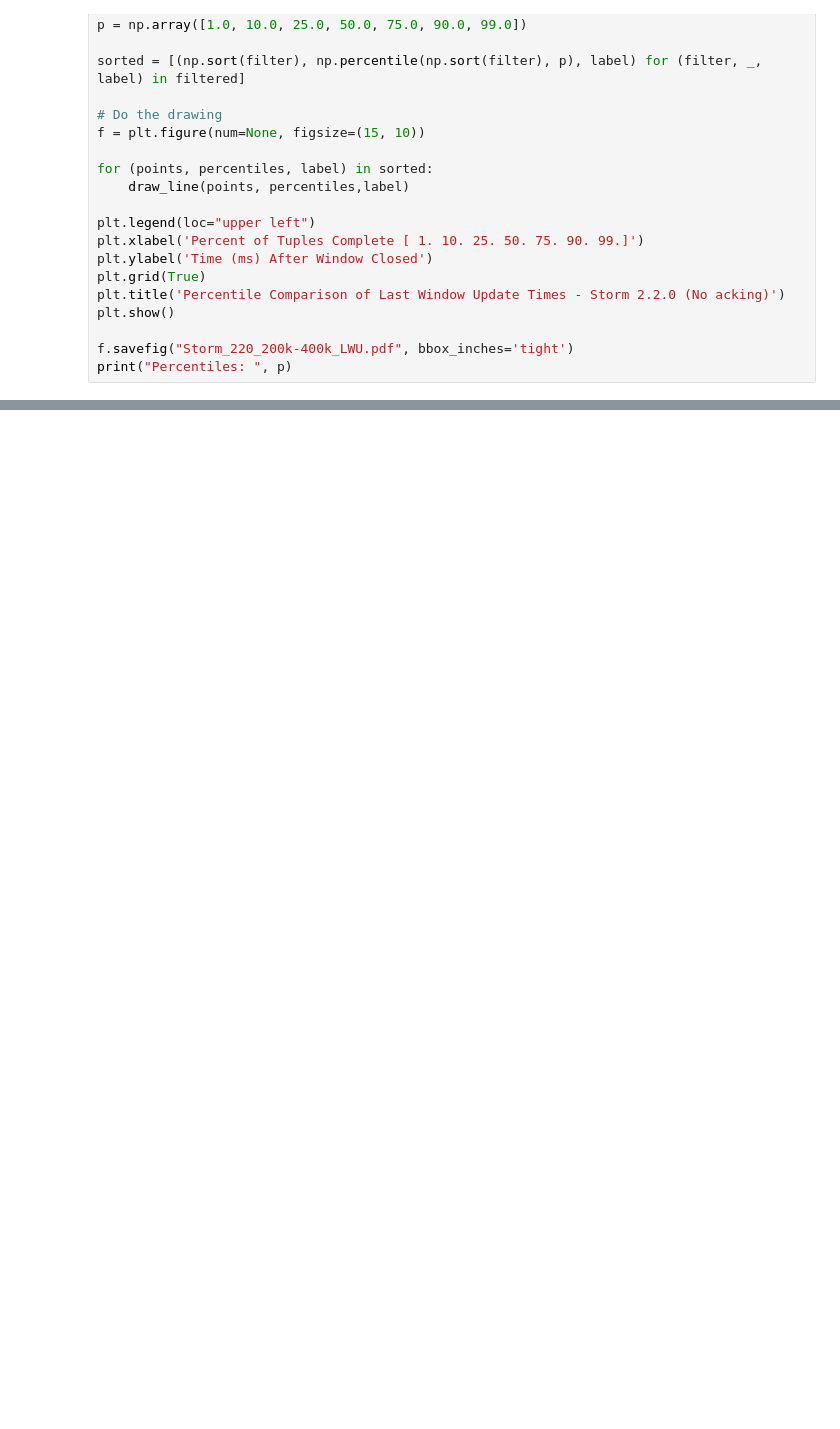
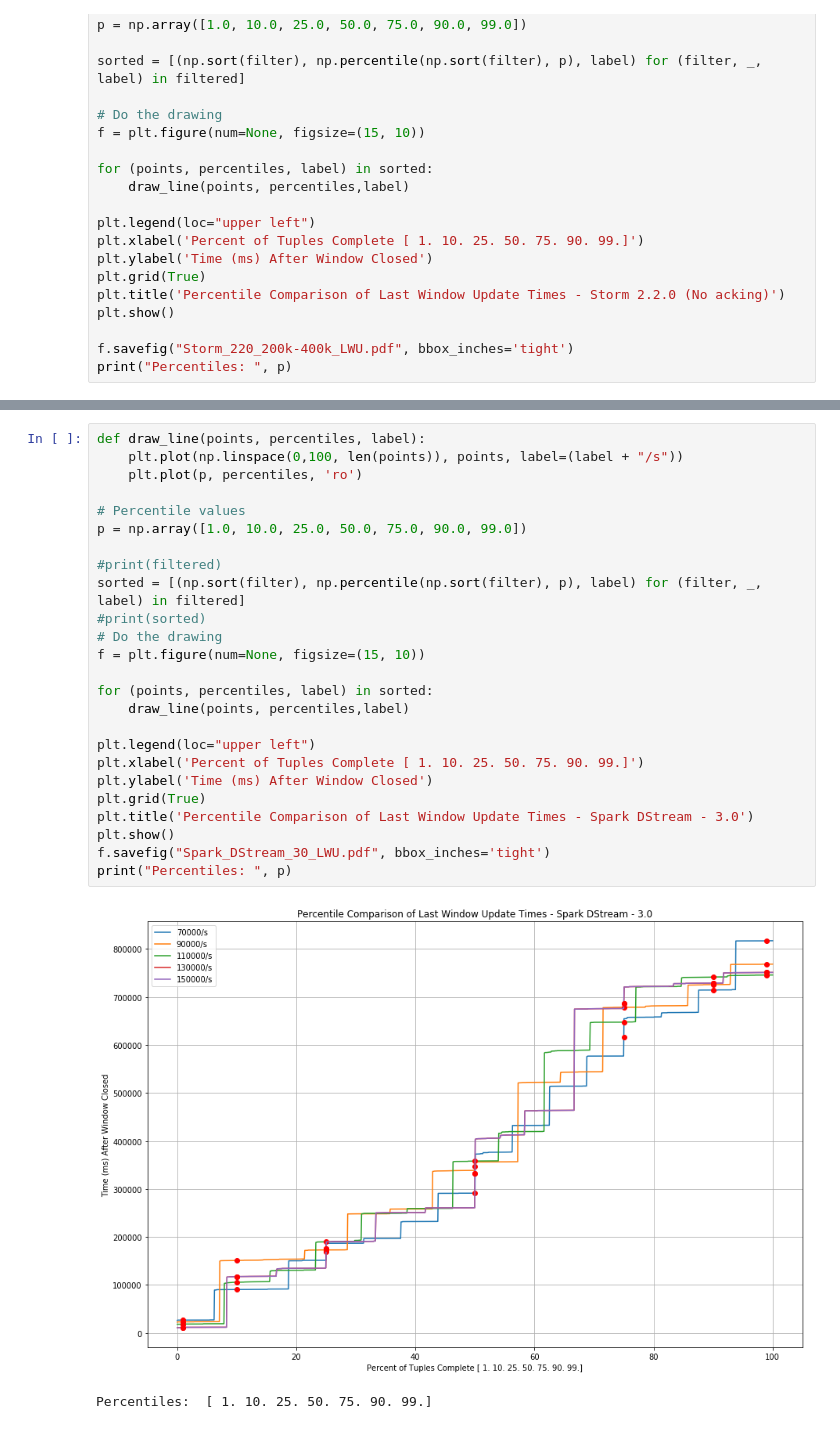
Before and after one commit to yahoo/streaming-benchmarks, a Jupyter notebook: pynotebooks/Benchmark_combined.ipynb, the cells around one changed output, grey strips where cells are left out. Cells and saved outputs as stored; diff of their text form; blank space fills up the shorter version.

```diff
--- a/pynotebooks/Benchmark_combined.ipynb
+++ b/pynotebooks/Benchmark_combined.ipynb
@@ -1252,0 +1306,28 @@ print("Percentiles: ", p)
+# %%
+def draw_line(points, percentiles, label):
+    plt.plot(np.linspace(0,100, len(points)), points, label=(label + "/s"))
+    plt.plot(p, percentiles, 'ro')
+
+# Percentile values
+p = np.array([1.0, 10.0, 25.0, 50.0, 75.0, 90.0, 99.0])
+
+#print(filtered)
+sorted = [(np.sort(filter), np.percentile(np.sort(filter), p), label) for (filter, _, label) in filtered]
+#print(sorted)
+# Do the drawing
+f = plt.figure(num=None, figsize=(15, 10))
+
+for (points, percentiles, label) in sorted:
+    draw_line(points, percentiles,label)
+
+plt.legend(loc="upper left")
+plt.xlabel('Percent of Tuples Complete [ 1. 10. 25. 50. 75. 90. 99.]')
+plt.ylabel('Time (ms) After Window Closed')
+plt.grid(True)
+plt.title('Percentile Comparison of Last Window Update Times - Spark DStream - 3.0')
+plt.show()
+f.savefig("Spark_DStream_30_LWU.pdf", bbox_inches='tight')
+print("Percentiles: ", p)
+# %% [output]
+[figure, added]
+Percentiles:  [ 1. 10. 25. 50. 75. 90. 99.]
```
Also changed, not shown: parts of 18 cells of this notebook.
